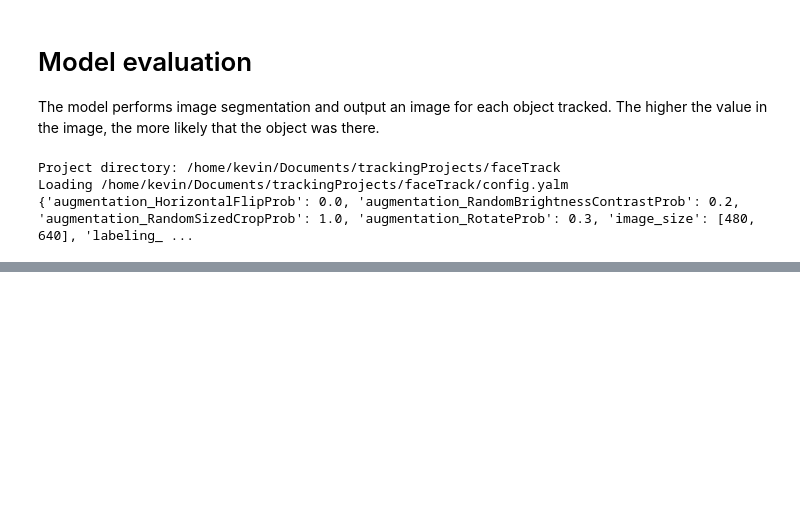
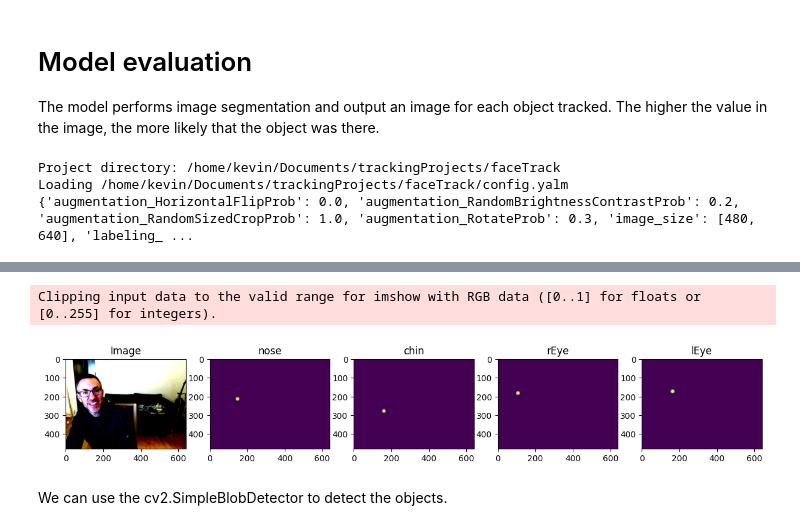
Before and after one commit to kevin-allen/unetTracker, a Jupyter notebook: notebooks/06_evaluate_model.ipynb, the cells around one changed output, grey strips where cells are left out. Cells and saved outputs as stored; diff of their text form; code cells hidden in the pictures; blank space fills up the shorter version.

Commit message:
start looking for blobs

```diff
--- a/notebooks/06_evaluate_model.ipynb
+++ b/notebooks/06_evaluate_model.ipynb
@@ -54,0 +82,17 @@ project.load_model(model)
+# %%
+image,mask,coord = valDataset[imageIndex]
+image = image.unsqueeze(0).to(DEVICE)
+output = torch.sigmoid(model(image))
+output = output.squeeze().detach().cpu().numpy()
+# %%
+fig, ax = plt.subplots(1,output.shape[0]+1,figsize=((output.shape[0]+1)*3,3))
+ax[0].imshow(img)
+ax[0].set_title("Image")
+for i in range(output.shape[0]):
+    ax[i+1].imshow(output[i])
+    ax[i+1].set_title(project.object_list[i])
+# %% [output]
+Clipping input data to the valid range for imshow with RGB data ([0..1] for floats or [0..255] for integers).
+[figure, added]
+# %% [markdown]
+We can use the cv2.SimpleBlobDetector to detect the objects.
```
Also changed, not shown: parts of 14 cells of this notebook, 2 other files.
